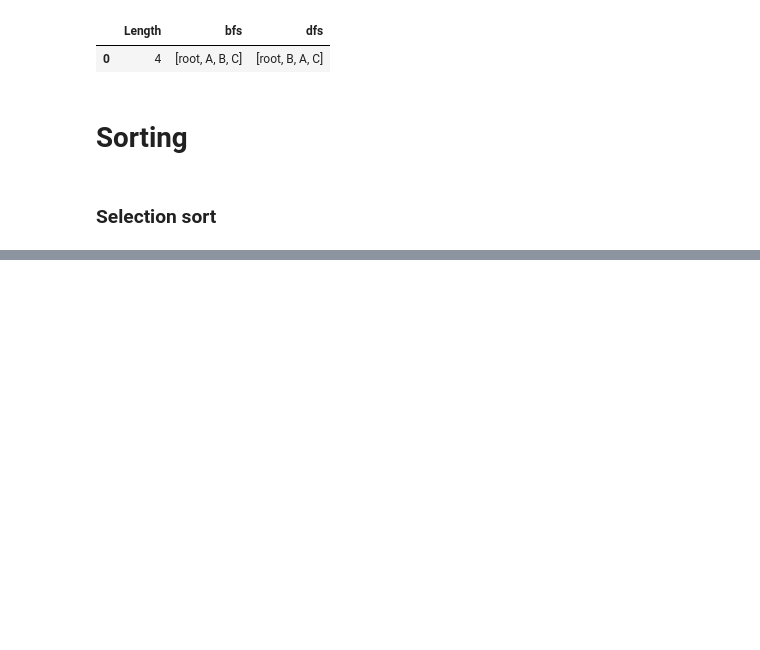
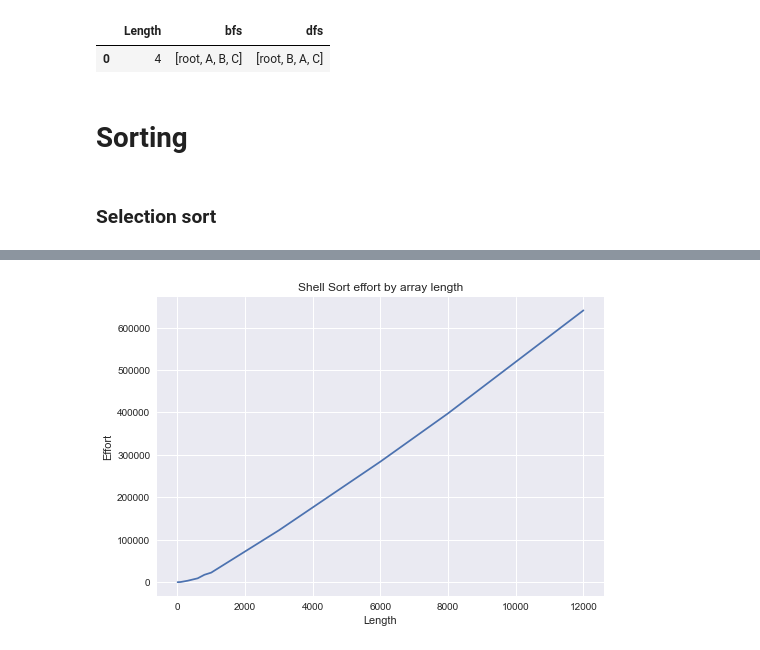
Before and after one commit to brunolcarli/GooGraph, a Jupyter notebook: Basic_Data_Structures.ipynb, the cells around one changed output, grey strips where cells are left out. Saved outputs shown, nothing was run; the diff lists cells and outputs as text; code cells hidden in the pictures; blank space fills up the shorter version.

```diff
--- a/Basic_Data_Structures.ipynb
+++ b/Basic_Data_Structures.ipynb
@@ -278,0 +307,34 @@ class MergeSort:
+# %%
+def shell_sort(vector, gap=3):
+    if gap < 1:
+        raise Exception('Gap must bu higher than 1')
+    v = vector.copy()
+    length = len(v)
+    gap = length // gap
+    count = 0
+
+    while gap > 0:
+
+        for initial in range(gap):
+            for i in range(initial+gap, length, gap):
+                value = v[i]
+                cursor = i
+
+                while cursor >= gap and v[cursor-gap] > value:
+                    v[cursor] = v[cursor-gap]
+                    cursor = cursor - gap
+                    count += 1
+                v[cursor] = value
+        gap -= 1
+    return v, count
+# %%
+# Driver code
+results = [shell_sort(sample) for sample in sample_vectors]
+data = [[len(sample), result[1], sample, result[0]]
+        for sample, result in zip(sample_vectors, results)]
+
+shell_sort_df = pd.DataFrame(
+    data,
+    columns=['Vector length', 'Effort', 'Input', 'Output']
+)
+shell_sort_df
@@ -278,0 +356,11 @@ class MergeSort:
+# %%
+y = shell_sort_df['Effort'].values
+x = shell_sort_df['Vector length'].values
+
+plt.plot(x, y)
+plt.title('Shell Sort effort by array length')
+plt.xlabel('Length')
+plt.ylabel('Effort')
+plt.show()
+# %% [output]
+[figure, added]
```
Also changed, not shown: parts of 13 cells of this notebook, 1 other file.
